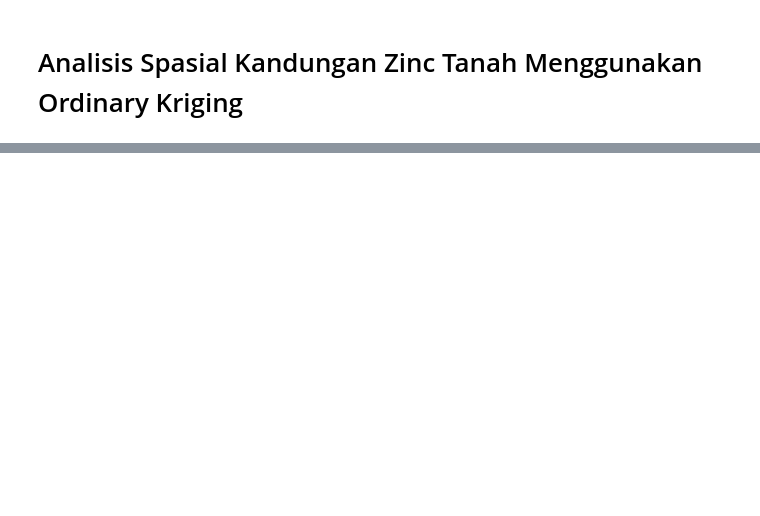
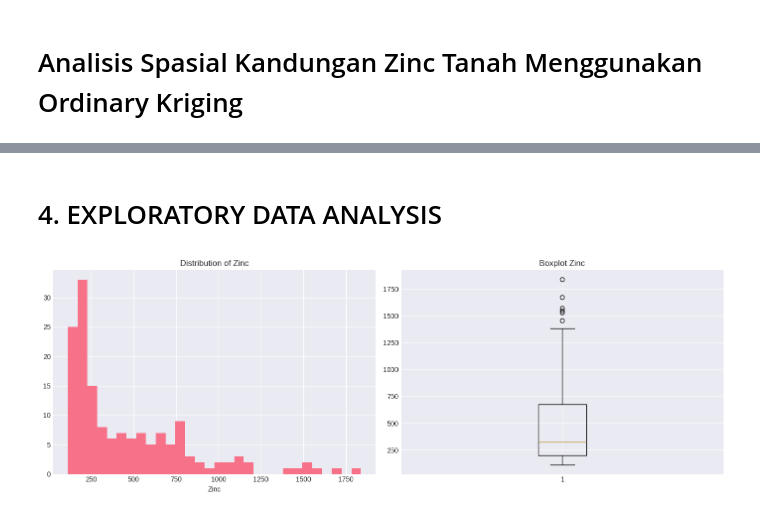
Before and after one commit to solehas25h-salmasoleha/Soil-Kriging-Analysis, a Jupyter notebook: kriging_analysis.ipynb, the cells around one changed output, grey strips where cells are left out. Cells and saved outputs as stored; diff of their text form; code cells hidden in the pictures; blank space fills up the shorter version.

```diff
--- a/kriging_analysis.ipynb
+++ b/kriging_analysis.ipynb
@@ -807,0 +185,49 @@ plt.show()
+# %% [markdown]
+# 4. EXPLORATORY DATA ANALYSIS
+# %%
+# =============================================================================
+# 4. EXPLORATORY DATA ANALYSIS
+# =============================================================================
+
+
+fig, ax = plt.subplots(
+    1,
+    2,
+    figsize=(14,5)
+)
+
+
+# Histogram
+
+ax[0].hist(
+    zinc,
+    bins=30
+)
+
+ax[0].set_title(
+    "Distribution of Zinc"
+)
+
+ax[0].set_xlabel(
+    "Zinc"
+)
+
+
+
+# Boxplot
+
+ax[1].boxplot(
+    zinc
+)
+
+ax[1].set_title(
+    "Boxplot Zinc"
+)
+
+
+
+plt.tight_layout()
+
+plt.show()
+# %% [output]
+[figure, added]
```
Also changed, not shown: parts of 120 cells of this notebook.
